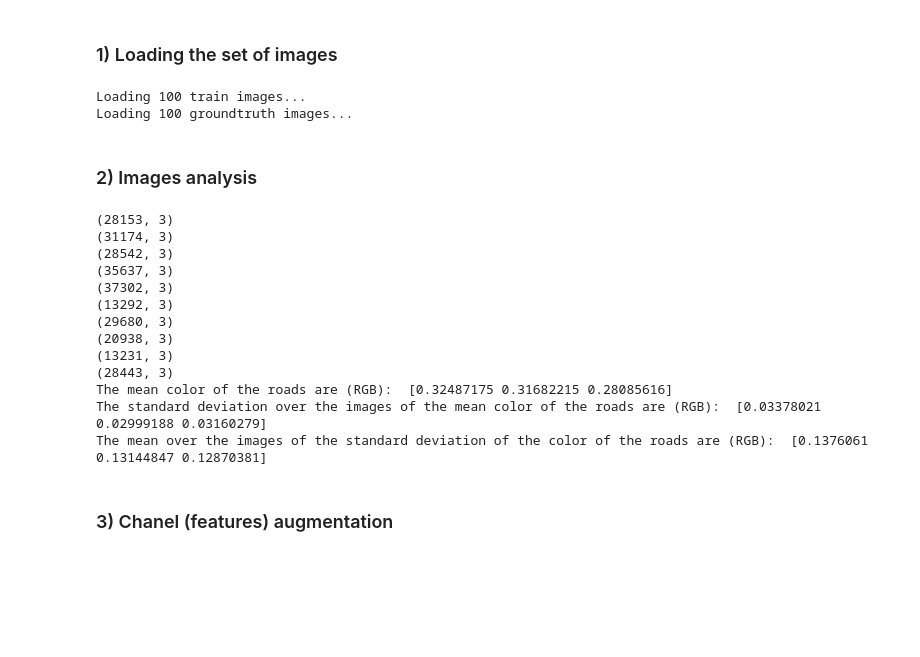
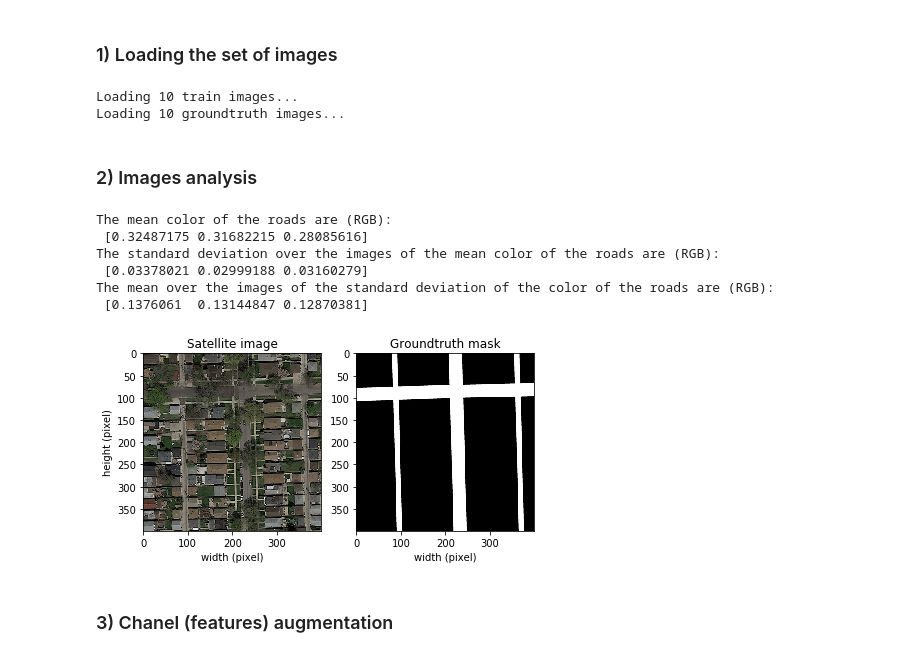
Before and after one commit to emdezla/RoadSegmentation, a Jupyter notebook: Fred/LogisticRegression.ipynb, the cells around one changed output. Drawn from its saved outputs; the diff is of its cells as text; code cells hidden in the pictures; blank space fills up the shorter version.

```diff
--- a/Fred/LogisticRegression.ipynb
+++ b/Fred/LogisticRegression.ipynb
@@ -49,11 +69,11 @@ rootdir="Datasets/training/"
 imagedir = rootdir + "images/"
 files = os.listdir(imagedir)
 
-n=100
+n=10
 imgs_raw, gt_imgs = LoadTrainingData(n, rootdir)
 # %% [output]
-Loading 100 train images...
-Loading 100 groundtruth images...
+Loading 10 train images...
+Loading 10 groundtruth images...
 # %% [markdown]
 ### 2) Images analysis
 # %%
@@ -75,7 +95,6 @@ def RoadColorAnalysis(imgs, gt_imgs, n, ifprint=True):
 
         #fill mean_road, a pixel is considered to be part of a road in the gt if its value is bigger than threshold th
         th = 0.6
-        print(img[gt > th,:].shape)
         mean_road_img[ind_im,:] = img[gt > th,:].mean(axis=0)
         mean_notroad_img[ind_im,:] = img[gt < th,:].mean(axis=0)
         std_road_img[ind_im,:] = img[gt > th,:].std(axis=0)
@@ -87,9 +106,9 @@ def RoadColorAnalysis(imgs, gt_imgs, n, ifprint=True):
     std_road = std_road_img.mean(axis=0)
 
     #print results
-    print("The mean color of the roads are (RGB): ", mean_road)
-    print("The standard deviation over the images of the mean color of the roads are (RGB): ", mean_road_std)
-    print("The mean over the images of the standard deviation of the color of the roads are (RGB): ", std_road)
+    print("The mean color of the roads are (RGB): \n", mean_road)
+    print("The standard deviation over the images of the mean color of the roads are (RGB): \n", mean_road_std)
+    print("The mean over the images of the standard deviation of the color of the roads are (RGB): \n", std_road)
 
     #if ifprint is true, plots ethe signals, the bacground and the average mean of the signal and background's colors
     if (ifprint):
@@ -113,22 +132,40 @@ def RoadColorAnalysis(imgs, gt_imgs, n, ifprint=True):
             axs[i,2].set_title("background in " + files[i])
 
     return mean_road, mean_notroad, std_road
+
+def ImgAndGt(imgs, gt_imgs, idx):
+    img = imgs[idx]
+    gt = gt_imgs[idx]
+
+    fig = plt.figure()
+    fig.set_size_inches(7,3.3)
+
+    ax1 = fig.add_subplot(1, 2, 1)
+    ax2 = fig.add_subplot(1, 2, 2)
+
+    ax1.imshow(img, cmap="Greys_r")
+    ax2.imshow(gt, cmap="Greys_r")
+
+    ax1.set_xlabel("width (pixel)")
+    ax2.set_xlabel("width (pixel)")
+
+    ax1.set_ylabel("height (pixel)")
+
+    ax1.set_title('Satellite image')
+    ax2.set_title('Groundtruth mask')
+
+    fig.savefig("Figures/ImgAndGt")
 # %%
 mean_road, mean_notroad, std_road = RoadColorAnalysis(imgs_raw, gt_imgs, n, ifprint=False)
+ImgAndGt(imgs_raw, gt_imgs, 1)
 # %% [output]
-(28153, 3)
-(31174, 3)
-(28542, 3)
-(35637, 3)
-(37302, 3)
-(13292, 3)
-(29680, 3)
-(20938, 3)
-(13231, 3)
-(28443, 3)
-The mean color of the roads are (RGB):  [0.32487175 0.31682215 0.28085616]
-The standard deviation over the images of the mean color of the roads are (RGB):  [0.03378021 0.02999188 0.03160279]
-The mean over the images of the standard deviation of the color of the roads are (RGB):  [0.1376061  0.13144847 0.12870381]
+The mean color of the roads are (RGB):
+ [0.32487175 0.31682215 0.28085616]
+The standard deviation over the images of the mean color of the roads are (RGB):
+ [0.03378021 0.02999188 0.03160279]
+The mean over the images of the standard deviation of the color of the roads are (RGB):
+ [0.1376061  0.13144847 0.12870381]
+[figure, added]
 # %% [markdown]
 ### 3) Chanel (features) augmentation
 # %%
```
Also changed, not shown: parts of 18 cells of this notebook, 5 other files.
